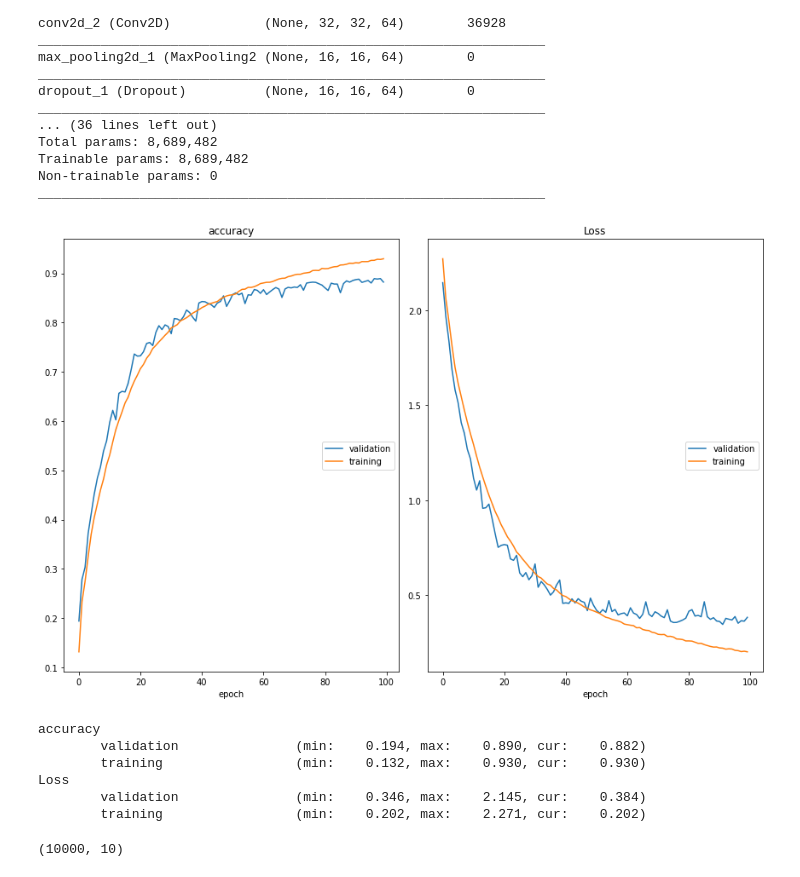
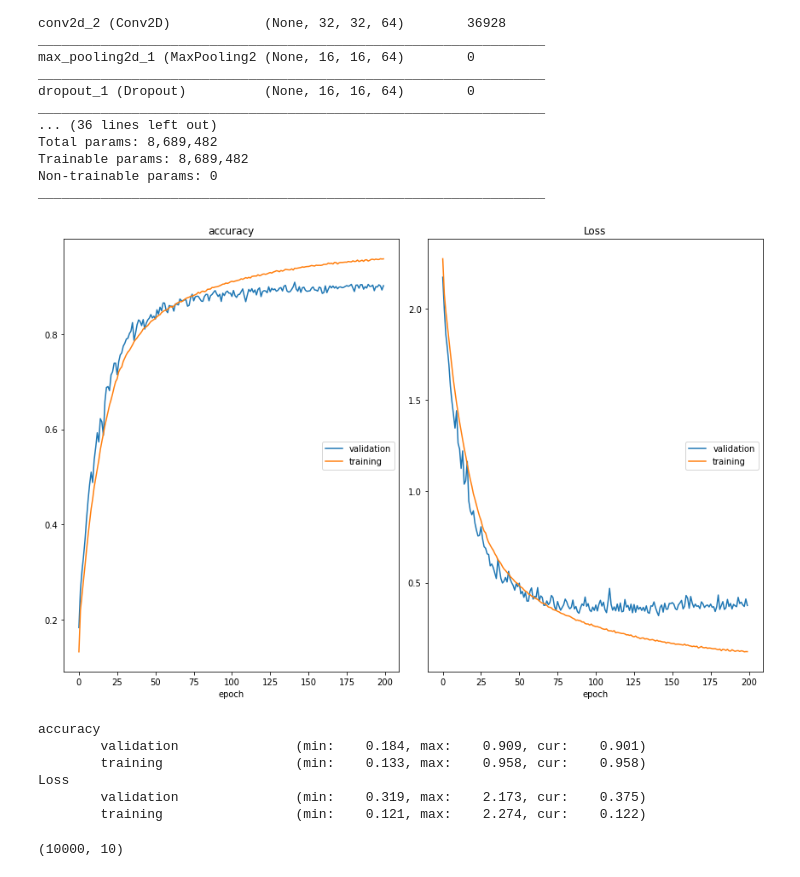
Before and after one commit to hurueilin/PR_HW5, a Jupyter notebook: 309553024_HW5.ipynb, the cells around one changed output. Drawn from its saved outputs; the diff is of its cells as text; code cells hidden in the pictures.

Commit message:
200 epochs, acc=0.9015

```diff
--- a/309553024_HW5.ipynb
+++ b/309553024_HW5.ipynb
@@ -210,47 +210,47 @@ model.compile(loss='categorical_crossentropy', optimizer=opt, metrics=['accuracy
 
 # Setup some hyperparameters
 batch_size = 32
-epochs = 100
+epochs = 200
 data_augmentation = True
 # %%
 if not data_augmentation:
     # Fit the data into model
     model.fit(x_train, y_train,
             batch_size=batch_size,
             epochs=epochs,
             validation_data=(x_test, y_test),
             shuffle=True)
 else:
     print('Apply data augmentation...')
     # This will do preprocessing and realtime data augmentation:
     datagen = ImageDataGenerator(
         rescale=0.9,
         rotation_range=3,
-        width_shift_range=0.1,
-        height_shift_range=0.1,
+        width_shift_range=0.2,
+        height_shift_range=0.2,
         shear_range=0.2,
         zoom_range=0.2,
         horizontal_flip=True)
 
     # Compute quantities required for feature-wise normalization
     # (std, mean, and principal components if ZCA whitening is applied).
     datagen.fit(x_train)
 
     # Fit the model on the batches generated by datagen.flow().
     model.fit_generator(datagen.flow(x_train, y_train,
                                      batch_size=batch_size),
                         epochs=epochs,
                         validation_data=(x_test, y_test),
                         workers=4,
                         callbacks=[PlotLossesKeras()])
 # %% [output]
-[figure, old version]
+[figure, new version]
 accuracy
-        validation               (min:    0.194, max:    0.890, cur:    0.882)
-        training                 (min:    0.132, max:    0.930, cur:    0.930)
+        validation               (min:    0.184, max:    0.909, cur:    0.901)
+        training                 (min:    0.133, max:    0.958, cur:    0.958)
 Loss
-        validation               (min:    0.346, max:    2.145, cur:    0.384)
-        training                 (min:    0.202, max:    2.271, cur:    0.202)
+        validation               (min:    0.319, max:    2.173, cur:    0.375)
+        training                 (min:    0.121, max:    2.274, cur:    0.122)
 # %%
 y_pred = model.predict(x_test)
 print(y_pred.shape) # 10000 samples, each sample with probaility of 10 classes
```
Also changed, not shown: parts of 1 cell of this notebook.
